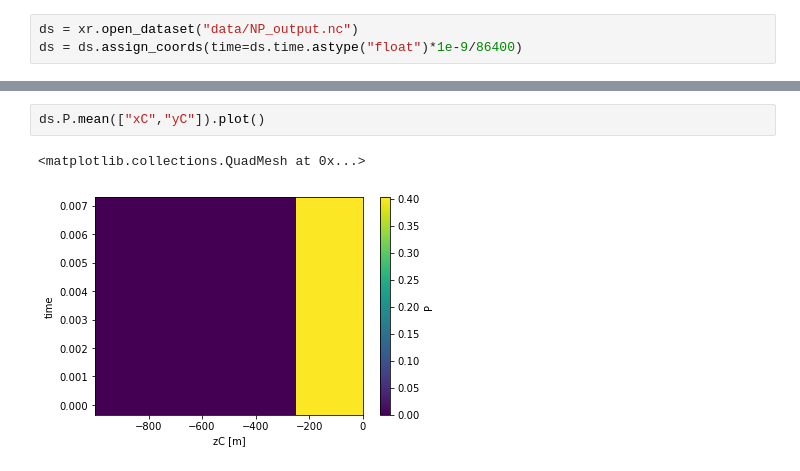
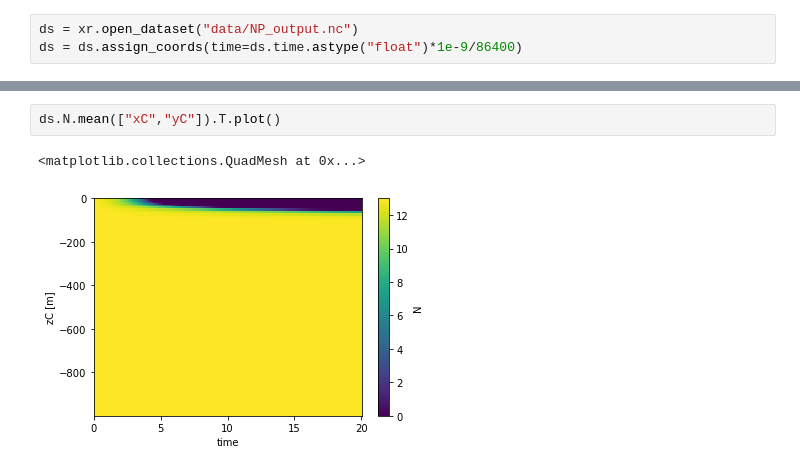
Before and after one commit to iuryt/Bioceananigans.jl, a Jupyter notebook: analysis.ipynb, the cells around one changed output, grey strips where cells are left out. Cells and saved outputs as stored; diff of their text form.

```diff
--- a/analysis.ipynb
+++ b/analysis.ipynb
@@ -8,5 +25,5 @@ ds = ds.assign_coords(time=ds.time.astype("float")*1e-9/86400)
 # %%
-ds.P.mean(["xC","yC"]).plot()
+ds.N.mean(["xC","yC"]).T.plot()
 # %% [output]
 <matplotlib.collections.QuadMesh at 0x...>
-[figure, old version]
+[figure, new version]
```
Also changed, not shown: parts of 5 cells of this notebook, 1 other file.
